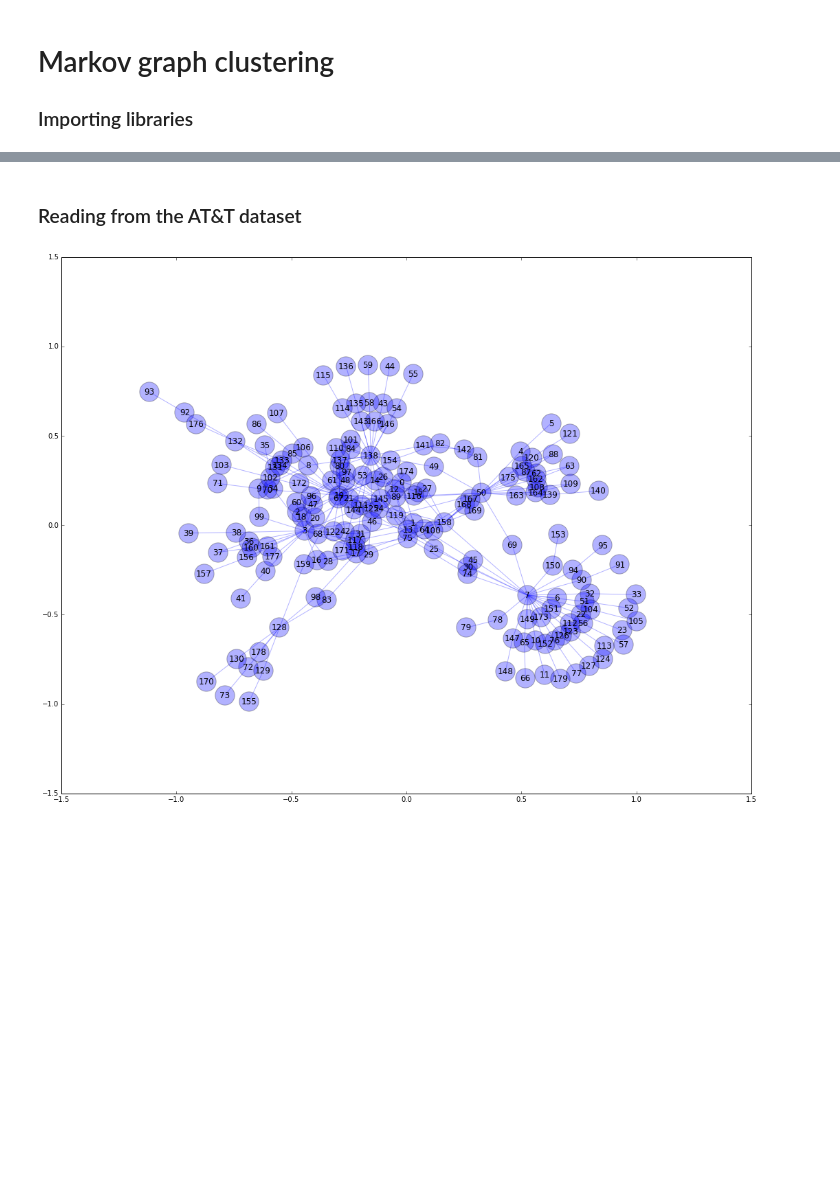
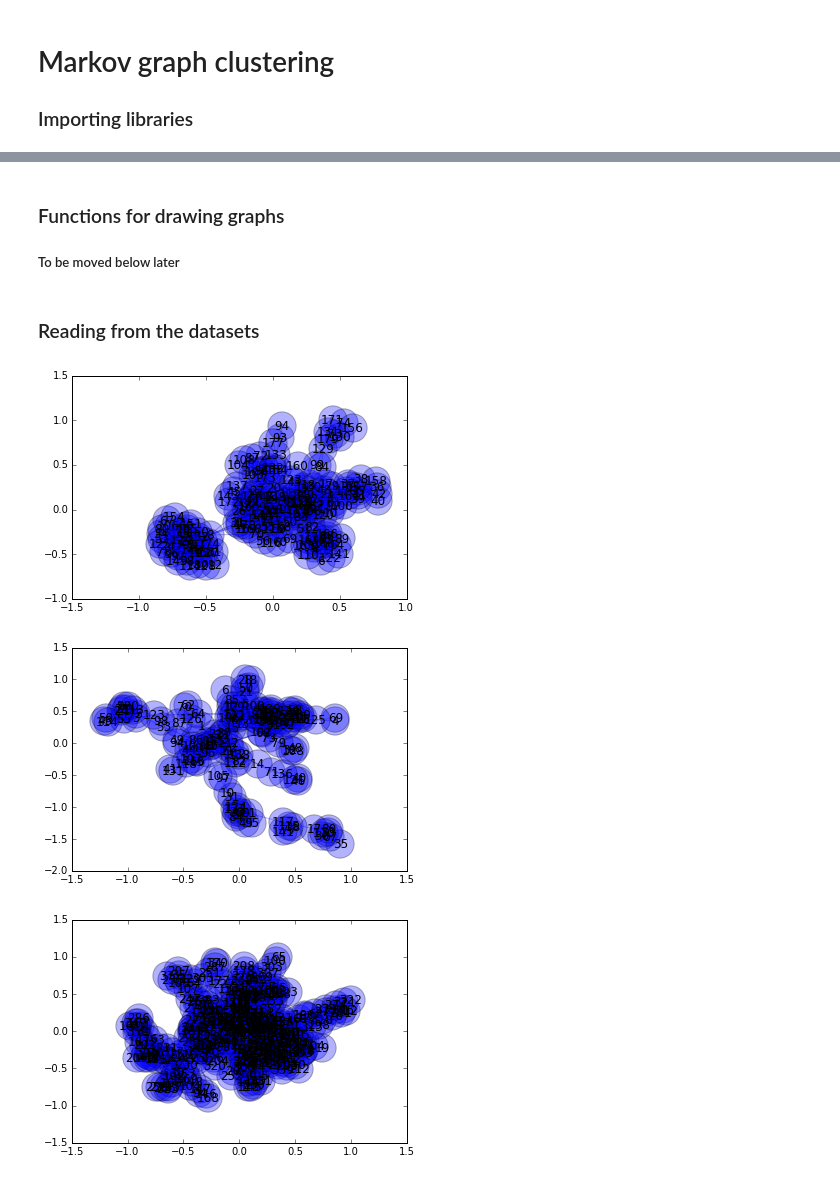
Before and after one commit to ankit-kapur/markov-clustering-for-graphs, a Jupyter notebook: markov.ipynb, the cells around one changed output, grey strips where cells are left out. Saved outputs shown, nothing was run; the diff lists cells and outputs as text; code cells hidden in the pictures; blank space fills up the shorter version.

Commit message:
Changed file loading implementation to support tabs in the yeast dataset and scientist names in the physics collaboration dataset. Clusters are being formed for all 3 datasets now.

```diff
--- a/markov.ipynb
+++ b/markov.ipynb
@@ -24,17 +97,15 @@ All libraries loaded.
+# %% [markdown]
+### Functions for drawing graphs
+##### To be moved below later
 # %%
-# import pygraphviz
-import networkx as nx
-import matplotlib.pyplot as plt
-
-def draw_graph(graph, labels=None, graph_layout='circular',
+# Graph drawing functions
+def draw_graph(graph, labels=None, graph_layout='spring',
                node_size=800, node_color='blue', node_alpha=0.3,
                node_text_size=12,
                edge_color='blue', edge_alpha=0.3, edge_tickness=1,
                edge_text_pos=0.3,
                text_font='sans-serif'):
 
-    # Define size of the figure
-    plt.figure(num=None, figsize=(18.0, 14.0), dpi=580, facecolor='w', edgecolor='k')
 
     # create networkx graph
     G=nx.Graph()
@@ -95,40 +166,23 @@ def draw_graph2(G, A, cluster_map):
     plt.show()
     show()
 # %% [markdown]
-### Reading from the AT&T dataset
+### Reading from the datasets
-# %%
-# Configurations for parameters
-R = 2.0
-pruning_threshold = 0.002
-matrix_power_parameter = 2
-convergence_tolerance = 0.00000001
-
-def getAdjacencyMatrixFromDataset(filePath):
-    # Read from the file
-    originalGraph = np.loadtxt(filePath, delimiter=' ', dtype=int)
-
-    # Draw graph of original values
-    draw_graph(originalGraph, graph_layout='spring')
-
-    # Initialize the adjacency matrix A
-    numOfNodes = int(np.amax(originalGraph))
-    A = np.zeros((numOfNodes, numOfNodes))
-
-    for line in originalGraph:
-        A[line[0]-1][line[1]-1] = 1
-        A[line[1]-1][line[0]-1] = 1
-
-    return A
-
-def prune(X):
-    for index in np.ndindex(X.shape):
-        value = X[index]
-        if value <= pruning_threshold:
-            X[index] = 0
-    return X
-
-# A = getAdjacencyMatrixFromDataset("dataset/small2.txt")
-A = getAdjacencyMatrixFromDataset("dataset/attweb_net.txt")
-# %% [output]
-[figure, removed]
+# %%
+# A = getAdjacencyMatrixFromDataset("dataset/small2.txt")
+
+# AT & T dataset
+A_att, edges_att = getAdjacencyMatrixFromDataset("dataset/attweb_net.txt")
+# Physics collaborations
+A_physics, edges_physics = getAdjacencyMatrixFromDataset("dataset/physics_collaboration_net.txt", datatype='str')
+# Yeast metabolic network
+A_yeast, edges_yeast = getAdjacencyMatrixFromDataset("dataset/yeast_undirected_metabolic.txt", delimiter='\t')
+
+# Draw graph of original values
+draw_graph(edges_att)
+draw_graph(edges_physics)
+draw_graph(edges_yeast)
+# %% [output]
+[figure, added]
+[figure, added]
+[figure, added]
 # %%
```
Also changed, not shown: parts of 7 cells of this notebook.
